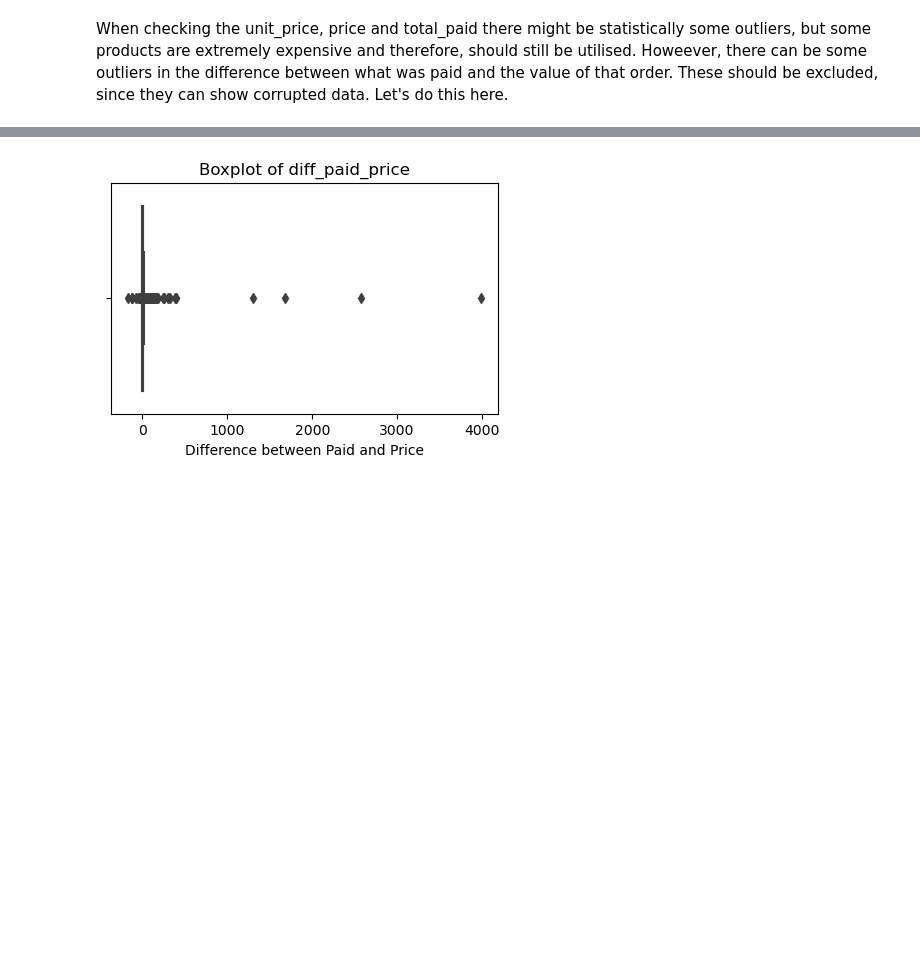
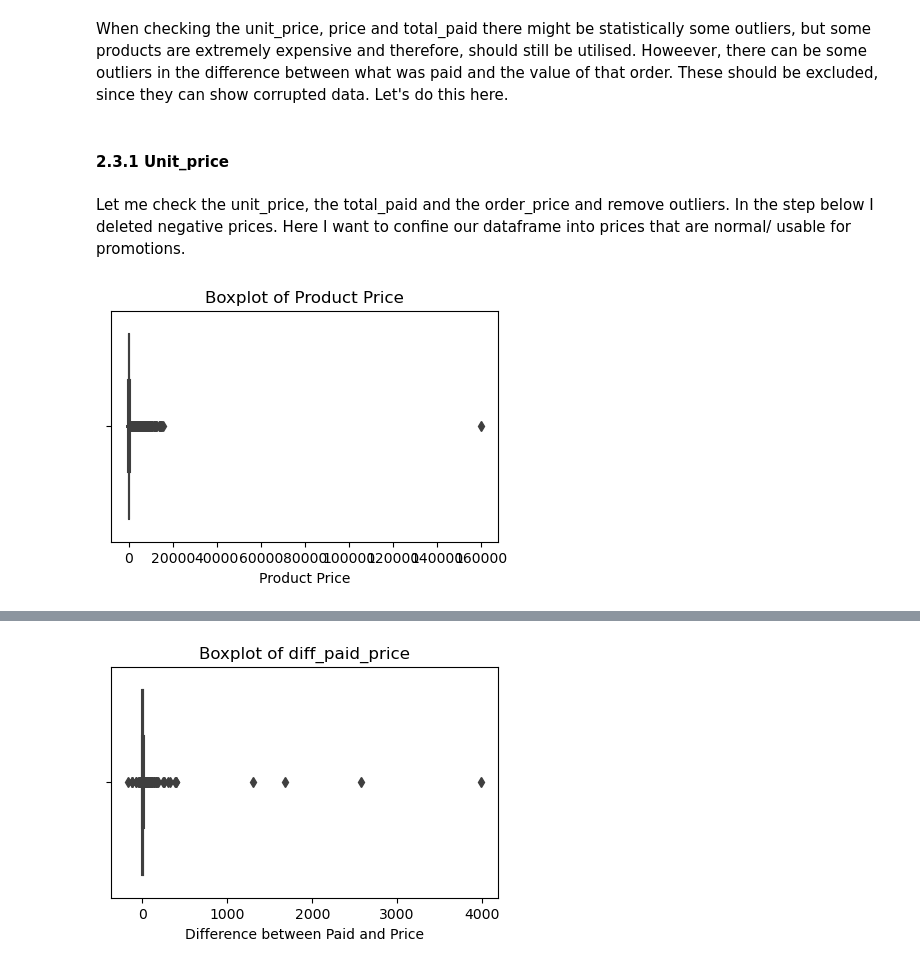
Before and after one commit to MerleSt/Eniac, a Jupyter notebook: Eniac.ipynb, the cells around one changed output, grey strips where cells are left out. Saved outputs shown, nothing was run; the diff lists cells and outputs as text; code cells hidden in the pictures; blank space fills up the shorter version.

```diff
--- a/Eniac.ipynb
+++ b/Eniac.ipynb
@@ -101,3 +108,15 @@ df['promo_perc'] = (1-(df['unit_price']/df['price']))
 ### 2.3 Outliers
 # %% [markdown]
 When checking the unit_price, price and total_paid there might be statistically some outliers, but some products are extremely expensive and therefore, should still be utilised. Howeever, there can be some outliers in the difference between what was paid and the value of that order. These should be excluded, since they can show corrupted data. Let's do this here.
+# %% [markdown]
+#### 2.3.1 Unit_price
+# %% [markdown]
+Let me check the unit_price, the total_paid and the order_price and remove outliers. In the step below I deleted negative prices. Here I want to confine our dataframe into prices that are normal/ usable for promotions.
+# %%
+plt.figure(figsize=(5,3))
+sns.boxplot(x=df['unit_price'])
+plt.title('Boxplot of Product Price')
+plt.xlabel('Product Price')
+plt.show()
+# %% [output]
+[figure, added]
```
Also changed, not shown: parts of 35 cells of this notebook.
